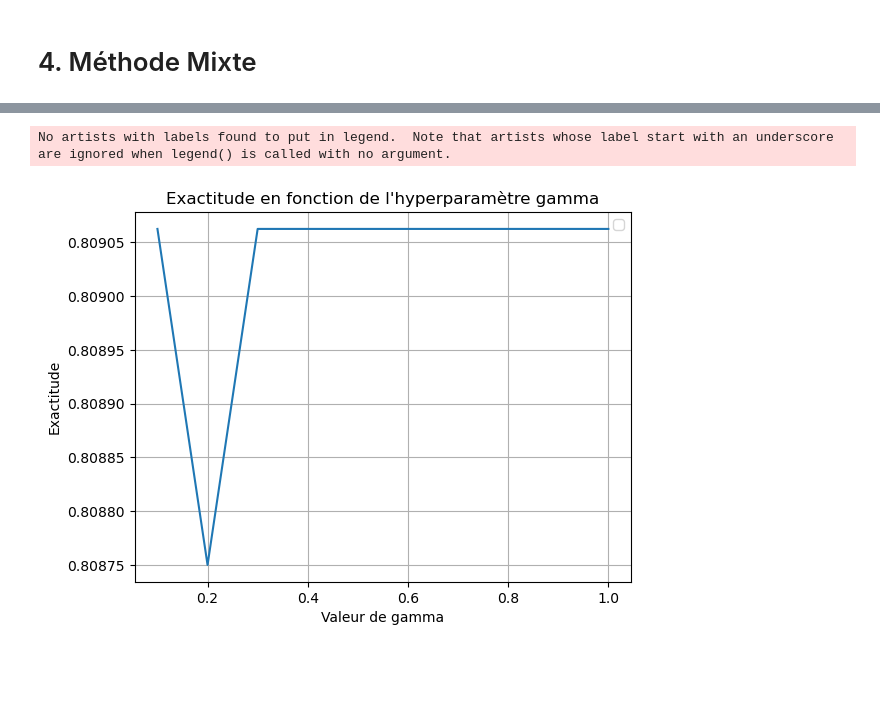
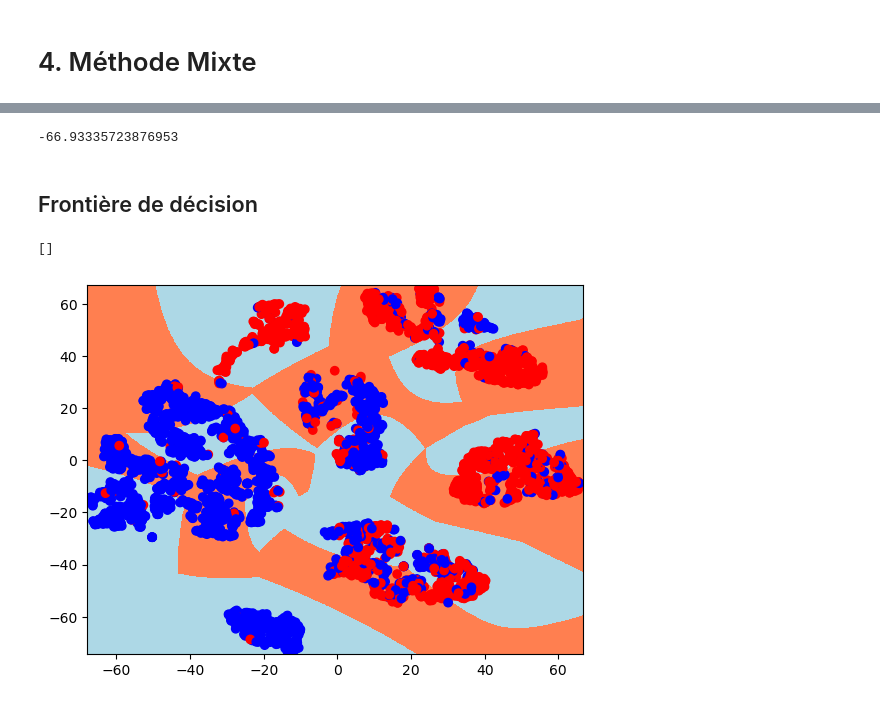
Before and after one commit to tanguy-linard/stellar-classification, a Jupyter notebook: stellar_classification.ipynb, the cells around one changed output, grey strips where cells are left out. Saved outputs shown, nothing was run; the diff lists cells and outputs as text; code cells hidden in the pictures; blank space fills up the shorter version.

Commit message:
frontière de décision

```diff
--- a/stellar_classification.ipynb
+++ b/stellar_classification.ipynb
@@ -663,11 +635,35 @@ Fitting 5 folds for each of 10 candidates, totalling 50 fits
-# %%
-plt.plot(gamma_values, accuracies_pca)
-plt.title("Exactitude en fonction de l'hyperparamètre gamma")
-plt.xlabel('Valeur de gamma')
-plt.ylabel('Exactitude')
-plt.legend()
-plt.grid()
-plt.show()
-# %% [output]
-No artists with labels found to put in legend.  Note that artists whose label start with an underscore are ignored when legend() is called with no argument.
-[figure, removed]
+# %%
+X_tsne_2['Dimension 1'].min()
+# %% [output]
+-66.93335723876953
+# %% [markdown]
+## Frontière de décision
+# %%
+# Frontiere de decision
+# Nos couleurs
+mesh_cmap = ListedColormap(["lightblue", "coral"])
+points_cmap = ListedColormap(["blue", "red"])
+# La taille de la mesh
+mesh_size = 0.1
+# Les valeurs numériques des sorties
+# outputs_num = outputs.replace(["M", "F", "I"], [0, 1, 2])
+
+# On fixe les limites
+x_min, x_max = X_tsne_2['Dimension 1'].min() - 1, X_tsne_2['Dimension 1'].max() + 1
+y_min, y_max = X_tsne_2['Dimension 2'].min() - 1, X_tsne_2['Dimension 2'].max() + 1
+# On définit notre mesh
+xx, yy = np.meshgrid(np.arange(x_min, x_max, mesh_size),
+                      np.arange(y_min, y_max, mesh_size))
+# On fait les prédictions, que l'on transforme en valeurs numériques
+grid_pred = gmm_model_tsne.predict(np.c_[xx.ravel(), yy.ravel()])
+grid_pred_num = pd.Series(grid_pred) #.replace(["M", "F", "I"], [0, 1, 2])
+grid_pred_num = grid_pred_num.to_numpy().reshape(xx.shape)
+
+# On créée le graphique
+fig, ax = plt.subplots()
+ax.pcolormesh(xx, yy, grid_pred_num, cmap=mesh_cmap)
+ax.scatter(X_tsne_2['Dimension 1'], X_tsne_2['Dimension 2'], c=y, cmap=points_cmap)
+plt.plot()
+# %% [output]
+[]
+[figure, added]
```
Also changed, not shown: parts of 11 cells of this notebook.
